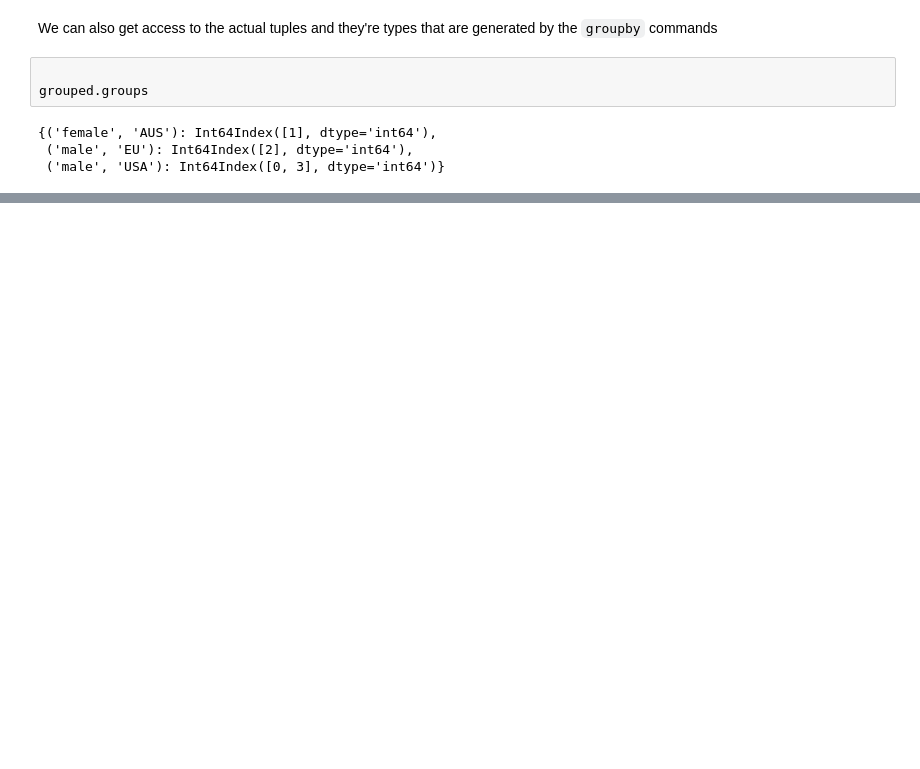
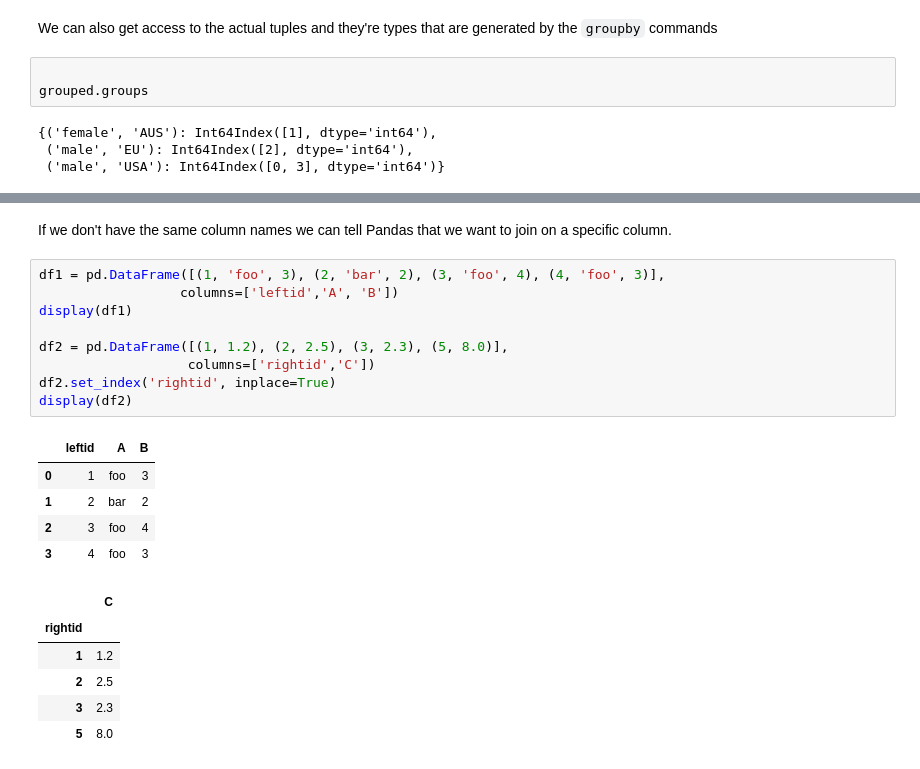
Before and after one commit to TulaneIntroDataScience/TulaneIntroDataScience.github.io, a Jupyter notebook: _notebooks/Lecture07-Manipulating_Data.ipynb, the cells around one changed output, grey strips where cells are left out. Cells and saved outputs as stored; diff of their text form; blank space fills up the shorter version.

```diff
--- a/_notebooks/Lecture07-Manipulating_Data.ipynb
+++ b/_notebooks/Lecture07-Manipulating_Data.ipynb
@@ -405,0 +188,23 @@ array(['Rap', 'R&B', 'Rock', 'Pop', 'Gospel', 'Country', 'Electronica',
+# %% [markdown]
+If we don't have the same column names we can tell Pandas that we want to join on a specific column.
+# %%
+df1 = pd.DataFrame([(1, 'foo', 3), (2, 'bar', 2), (3, 'foo', 4), (4, 'foo', 3)],
+                  columns=['leftid','A', 'B'])
+display(df1)
+
+df2 = pd.DataFrame([(1, 1.2), (2, 2.5), (3, 2.3), (5, 8.0)],
+                   columns=['rightid','C'])
+df2.set_index('rightid', inplace=True)
+display(df2)
+# %% [output]
+|  | leftid | A | B |
+| 0 | 1 | foo | 3 |
+| 1 | 2 | bar | 2 |
+| 2 | 3 | foo | 4 |
+| 3 | 4 | foo | 3 |
+|  | C |
+| rightid |  |
+| 1 | 1.2 |
+| 2 | 2.5 |
+| 3 | 2.3 |
+| 5 | 8.0 |
```
Also changed, not shown: parts of 39 cells of this notebook, 9 other files.
